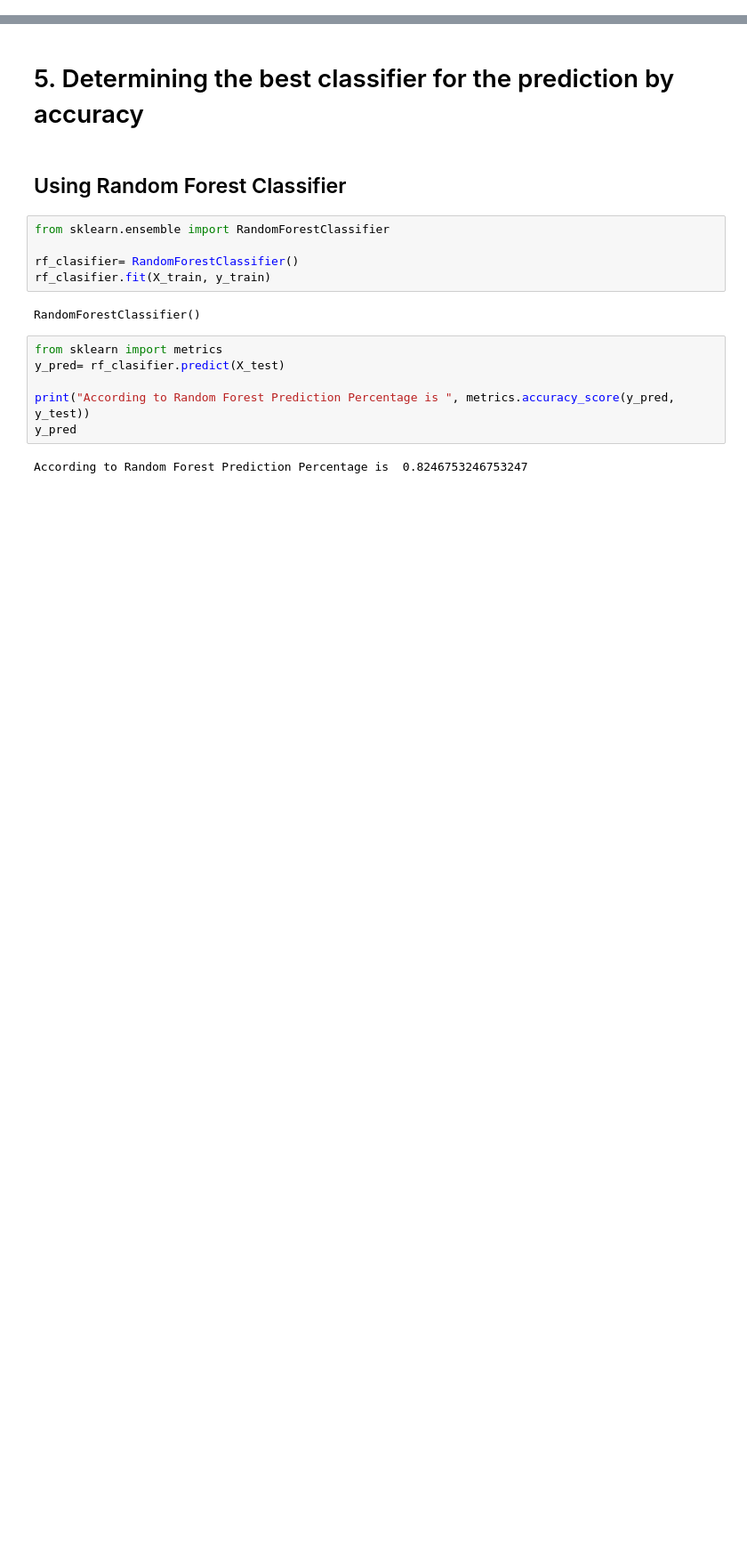
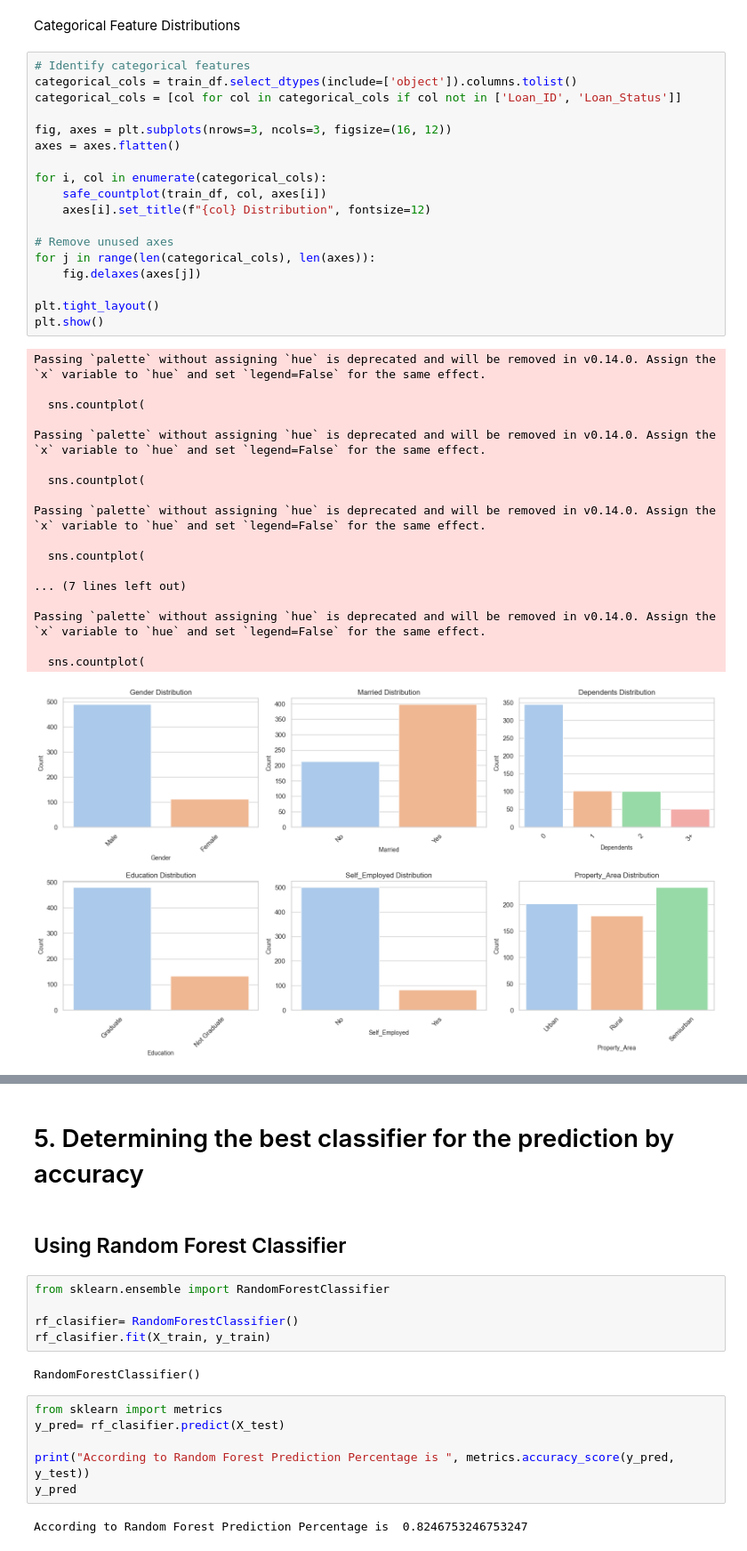
Before and after one commit to mechadns/loan-amount-prediction, a Jupyter notebook: Loan Amount Prediction.ipynb, the cells around one changed output, grey strips where cells are left out. Shown: that part at 89% size. Cells and saved outputs as stored; diff of their text form; blank space fills up the shorter version.

```diff
--- a/Loan Amount Prediction.ipynb
+++ b/Loan Amount Prediction.ipynb
@@ -70,0 +286,39 @@ memory usage: 62.5+ KB
+# %% [markdown]
+Categorical Feature Distributions
+# %%
+# Identify categorical features
+categorical_cols = train_df.select_dtypes(include=['object']).columns.tolist()
+categorical_cols = [col for col in categorical_cols if col not in ['Loan_ID', 'Loan_Status']]
+
+fig, axes = plt.subplots(nrows=3, ncols=3, figsize=(16, 12))
+axes = axes.flatten()
+
+for i, col in enumerate(categorical_cols):
+    safe_countplot(train_df, col, axes[i])
+    axes[i].set_title(f"{col} Distribution", fontsize=12)
+
+# Remove unused axes
+for j in range(len(categorical_cols), len(axes)):
+    fig.delaxes(axes[j])
+
+plt.tight_layout()
+plt.show()
+# %% [output]
+Passing `palette` without assigning `hue` is deprecated and will be removed in v0.14.0. Assign the `x` variable to `hue` and set `legend=False` for the same effect.
+
+  sns.countplot(
+
+Passing `palette` without assigning `hue` is deprecated and will be removed in v0.14.0. Assign the `x` variable to `hue` and set `legend=False` for the same effect.
+
+  sns.countplot(
+
+Passing `palette` without assigning `hue` is deprecated and will be removed in v0.14.0. Assign the `x` variable to `hue` and set `legend=False` for the same effect.
+
+  sns.countplot(
+
+... (7 lines left out)
+
+Passing `palette` without assigning `hue` is deprecated and will be removed in v0.14.0. Assign the `x` variable to `hue` and set `legend=False` for the same effect.
+
+  sns.countplot(
+[figure, added]
```
Also changed, not shown: parts of 69 cells of this notebook, 1 other file.
